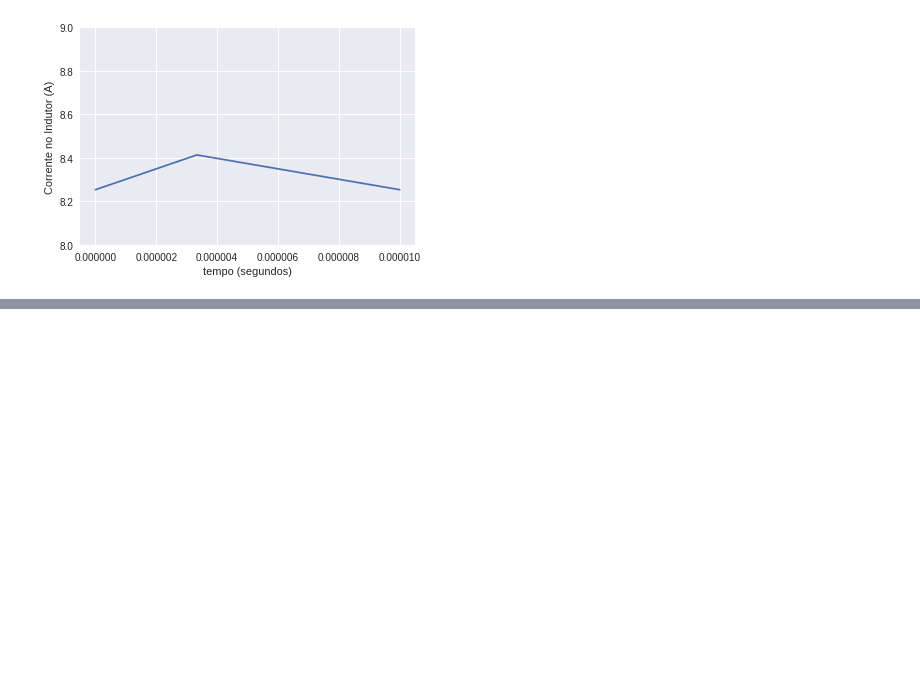
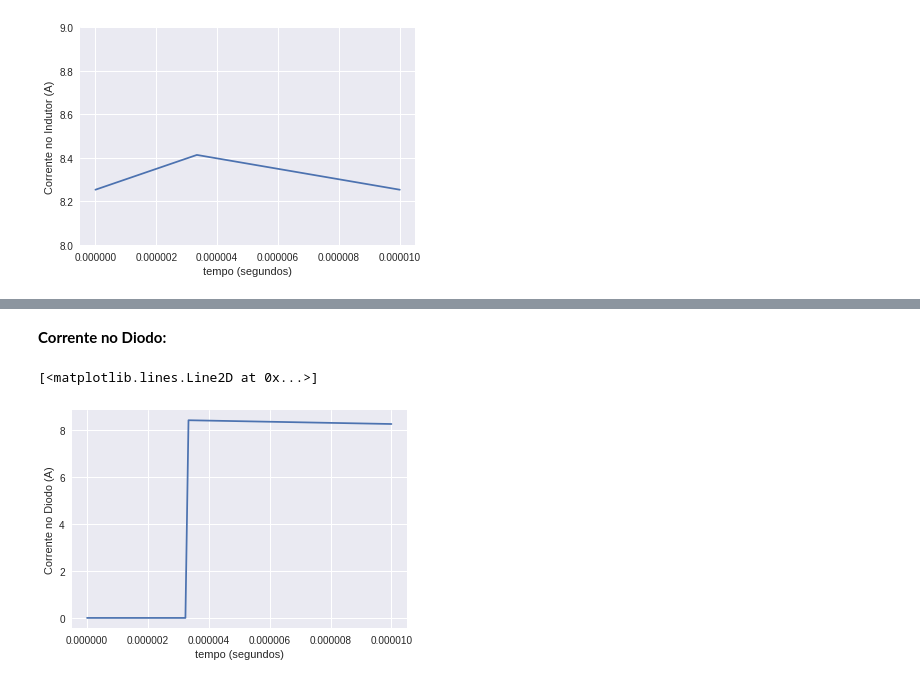
Before and after one commit to lsmanoel/PowerEletronics, a Jupyter notebook: heatsink/heatsink_calculation.ipynb, the cells around one changed output, grey strips where cells are left out. Drawn from its saved outputs; the diff is of its cells as text; code cells hidden in the pictures; blank space fills up the shorter version.

```diff
--- a/heatsink/heatsink_calculation.ipynb
+++ b/heatsink/heatsink_calculation.ipynb
@@ -67,0 +141,24 @@ plt.plot(t, i)
+# %% [markdown]
+**Corrente no Diodo:**
+# %%
+import numpy as np
+import matplotlib.pylab as plt
+%matplotlib inline
+
+plot_size = 100
+
+T = 1/f
+t = np.linspace(0, T, plot_size)
+i = np.zeros(plot_size)
+
+i_max = i_out + delta_iL/2
+i_min = i_out - delta_iL/2
+
+i[int(plot_size*duty_cycle):]=(-delta_iL)/(T*(1-duty_cycle))*t[:int(plot_size*(1-duty_cycle))+1]  + i_max
+
+plt.xlabel('tempo (segundos)')
+plt.ylabel('Corrente no Diodo (A)')
+plt.plot(t, i)
+# %% [output]
+[<matplotlib.lines.Line2D at 0x...>]
+[figure, added]
```
Also changed, not shown: parts of 20 cells of this notebook.
